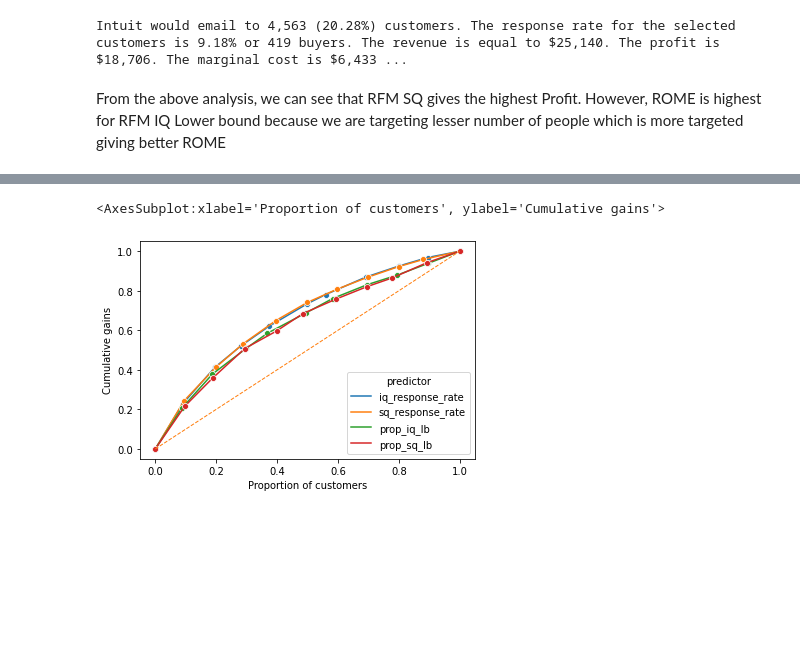
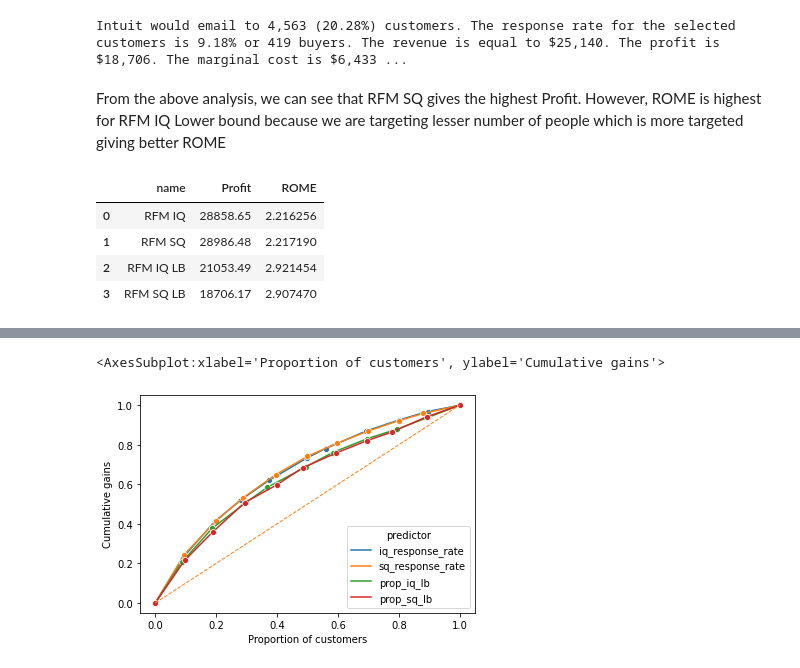
Before and after one commit to sauravjayan/Intuit-Quickbooks, a Jupyter notebook: sub-notebooks/Shreya.ipynb, the cells around one changed output, grey strips where cells are left out. Saved outputs shown, nothing was run; the diff lists cells and outputs as text; code cells hidden in the pictures; blank space fills up the shorter version.

```diff
--- a/sub-notebooks/Shreya.ipynb
+++ b/sub-notebooks/Shreya.ipynb
@@ -154,3 +155,28 @@ profit_iq_lb, ROME_iq_lb= perf_calc(notify="rfm_sq", intro="Based on independent
 Intuit would email to 4,563 (20.28%) customers. The response rate for the selected customers is 9.18% or 419 buyers. The revenue is equal to $25,140. The profit is $18,706. The marginal cost is $6,433 ...
 # %% [markdown]
 From the above analysis, we can see that RFM SQ gives the highest Profit. However, ROME is highest for RFM IQ Lower bound because we are targeting lesser number of people which is more targeted giving better ROME
+# %%
+dat = pd.DataFrame(
+    {
+        "name": [
+            "RFM IQ",
+            "RFM SQ",
+            "RFM IQ LB",
+            "RFM SQ LB"
+        ],
+        "Profit": [
+            profit_iq,
+            profit_sq,
+            profit_iq_lb,
+            profit_sq_lb
+        ],
+        "ROME": [ROME_iq, ROME_sq, ROME_iq_lb,ROME_sq_lb]
+    }
+)
+dat
+# %% [output]
+|  | name | Profit | ROME |
+| 0 | RFM IQ | 28858.65 | 2.216256 |
+| 1 | RFM SQ | 28986.48 | 2.217190 |
+| 2 | RFM IQ LB | 21053.49 | 2.921454 |
+| 3 | RFM SQ LB | 18706.17 | 2.907470 |
```
Also changed, not shown: parts of 5 cells of this notebook.
